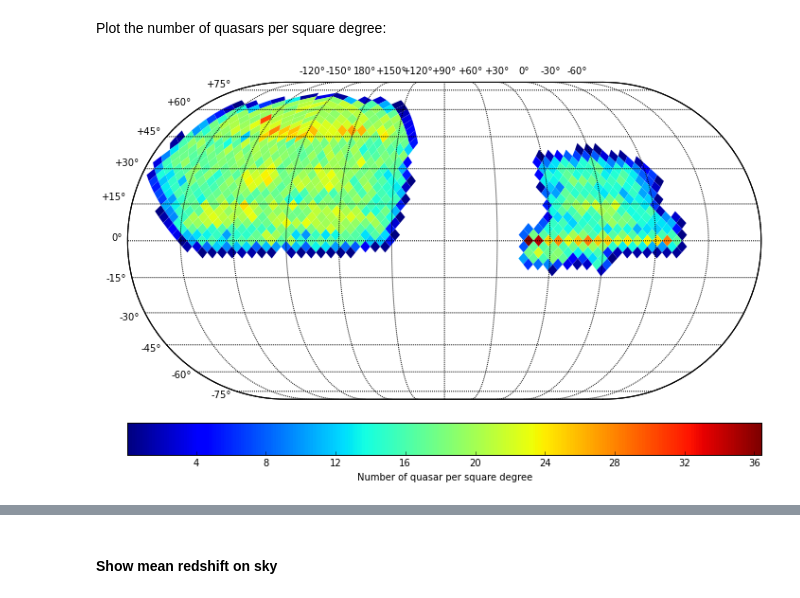
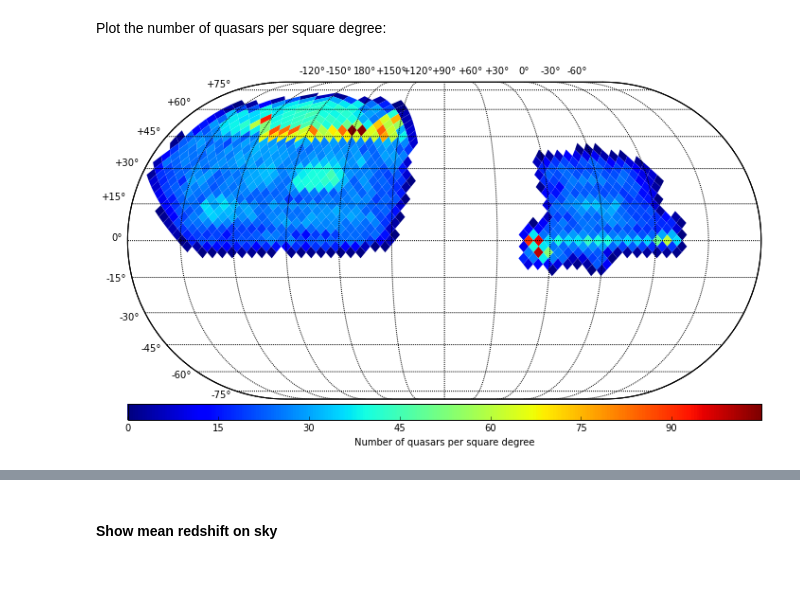
Before and after one commit to dkirkby/bossdata, a Jupyter notebook: examples/nb/MakingSkyPlots.ipynb, the cells around one changed output, grey strips where cells are left out. Saved outputs shown, nothing was run; the diff lists cells and outputs as text; code cells hidden in the pictures.

Commit message:
add redshift distribution

```diff
--- a/examples/nb/MakingSkyPlots.ipynb
+++ b/examples/nb/MakingSkyPlots.ipynb
@@ -26,0 +33,3 @@ print bossdata.__version__
+# %%
+quasar_table = quasar_catalog.select_all(what='RA,DEC,Z_VI,BAL_FLAG_VI,ZWARNING', max_rows=0)
+print 'Found {0} total quasars'.format(len(quasar_table))
@@ -33,3 +78,0 @@ quasar_catalog = bossdata.meta.Database(quasar_catalog=True, lite=False)
-# %%
-quasar_table = quasar_catalog.select_all(what='RA,DEC,Z_VI', where='Z_VI > 2.1 and Z_VI < 3.5', max_rows=0)
-print 'Found {0} high redshift quasars (2.1 < z < 3.5).'.format(len(quasar_table))
@@ -72,7 +113,7 @@ def plot_sky(ra, dec, data=None, nside=16, label='', projection='eck4', cmap=plt
     plt.gca().add_collection(coll)
     plt.gca().autoscale_view()
     # Add a colorbar for the PolyCollection
-    plt.colorbar(coll, orientation='horizontal', pad=0.05, label=label)
+    plt.colorbar(coll, orientation='horizontal', pad=0.01, aspect=40, label=label)
     return m
 # %% [markdown]
 #### Show distribution on sky
@@ -80,7 +121,7 @@ def plot_sky(ra, dec, data=None, nside=16, label='', projection='eck4', cmap=plt
 Plot the number of quasars per square degree:
 # %%
 plt.figure(figsize=(12,9))
-plot_sky(quasar_table['RA'].data, quasar_table['DEC'].data, label='Number of quasar per square degree')
+plot_sky(quasar_table['RA'].data, quasar_table['DEC'].data, label='Number of quasars per square degree')
 plt.show()
 # %% [output]
-[figure, old version]
+[figure, new version]
```
Also changed, not shown: parts of 19 cells of this notebook.
